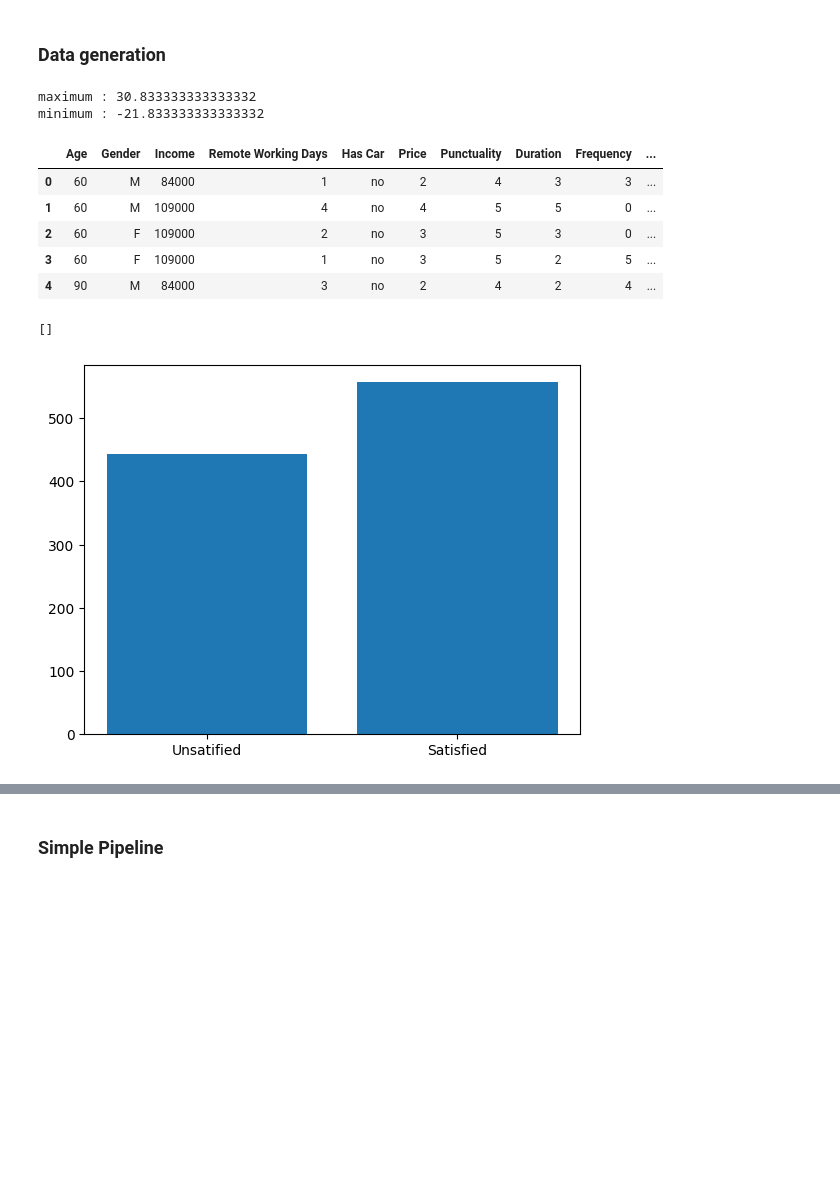
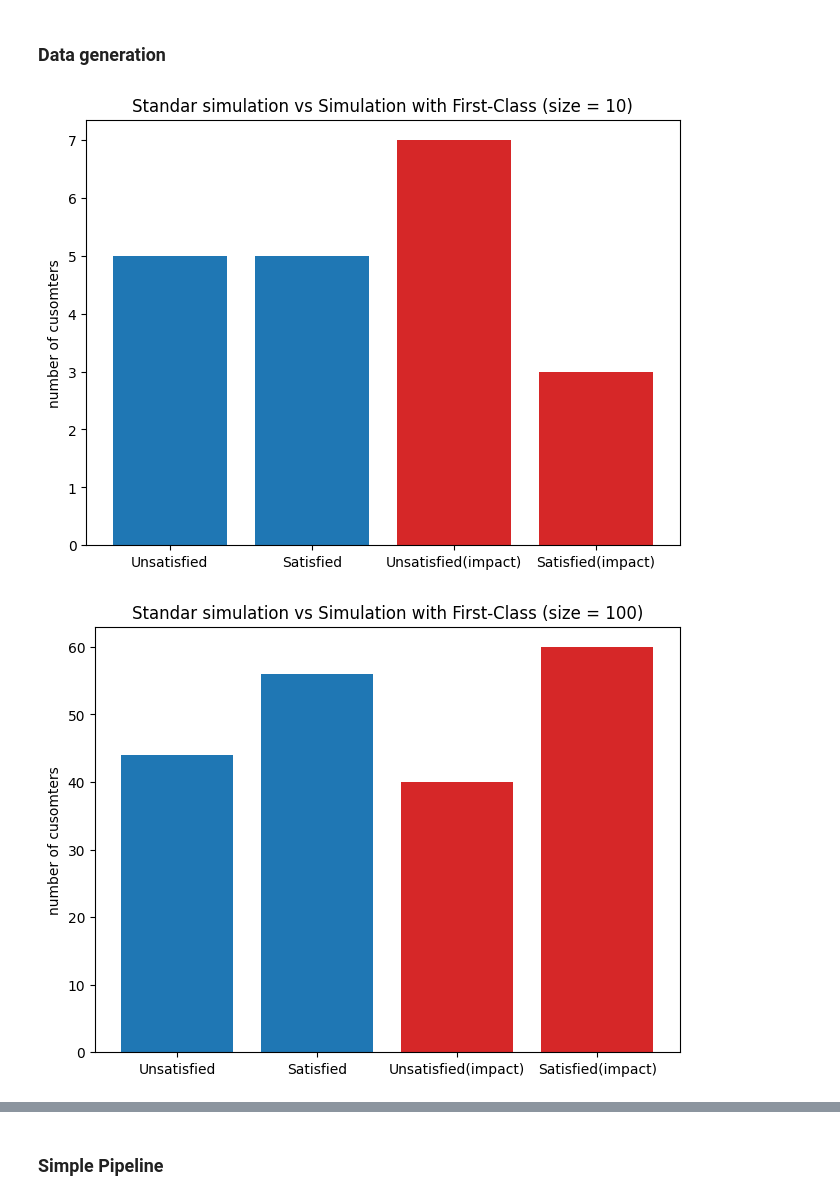
Before and after one commit to veborito/Introduction-to-MachineLearning, a Jupyter notebook: projet/Project_7_Boris_Allizha_Iago.ipynb, the cells around one changed output, grey strips where cells are left out. Cells and saved outputs as stored; diff of their text form; code cells hidden in the pictures; blank space fills up the shorter version.

```diff
--- a/projet/Project_7_Boris_Allizha_Iago.ipynb
+++ b/projet/Project_7_Boris_Allizha_Iago.ipynb
@@ -124,27 +196,3 @@ import numpy as np
 import pandas as pd
 import matplotlib.pyplot as plt
 from GenerativeModel import *
-# %%
-# Generation of synthetic data
-np.random.seed(1)
-gen = ComplexDependentSatisfaction(1000)
-
-data = gen.df
-
-data.head()
-# %% [output]
-maximum : 30.833333333333332
-minimum : -21.833333333333332
-|  | Age | Gender | Income | Remote Working Days | Has Car | Price | Punctuality | Duration | Frequency | ... |
-| 0 | 60 | M | 84000 | 1 | no | 2 | 4 | 3 | 3 | ... |
-| 1 | 60 | M | 109000 | 4 | no | 4 | 5 | 5 | 0 | ... |
-| 2 | 60 | F | 109000 | 2 | no | 3 | 5 | 3 | 0 | ... |
-| 3 | 60 | F | 109000 | 1 | no | 3 | 5 | 2 | 5 | ... |
-| 4 | 90 | M | 84000 | 3 | no | 2 | 4 | 2 | 4 | ... |
-# %%
-satisf = data['Satisfaction'].value_counts()
-plt.bar(["Unsatified", "Satisfied"], [satisf['0'], satisf['1']])
-plt.plot()
-# %% [output]
-[]
-[figure, removed]
@@ -150,0 +202,26 @@ plt.plot()
+# %%
+#generation of synthethic data
+def generate_data(size):
+    sim_complex = ComplexDependentSatisfaction(size)
+    sim_impact = ImpactOnOvercrowding(size)
+    return sim_complex, sim_impact
+# %%
+for el in [10, 100, 1000, 10000]:
+    sim_complex, sim_impact = generate_data(el)
+    data_complex = sim_complex.df
+    data_impact = sim_impact.df
+
+    satisf_complex = data_complex['Satisfaction'].value_counts()
+    satisf_impact = data_impact['Satisfaction'].value_counts()
+
+    fig, ax = plt.subplots(layout="constrained")
+    bar_colors = ['tab:blue', 'tab:blue', 'tab:red', 'tab:red']
+    ax.bar(["Unsatisfied", "Satisfied", "Unsatisfied(impact)", "Satisfied(impact)"],
+           [satisf_complex['0'], satisf_complex['1'],
+           satisf_impact['0'], satisf_impact['1']], color=bar_colors)
+    ax.set_ylabel("number of cusomters")
+    ax.set_title(f"Standar simulation vs Simulation with First-Class (size = {el})")
+    plt.show()
+# %% [output]
+[figure, added]
+[figure, added]
```
Also changed, not shown: parts of 25 cells of this notebook, 1 other file.
